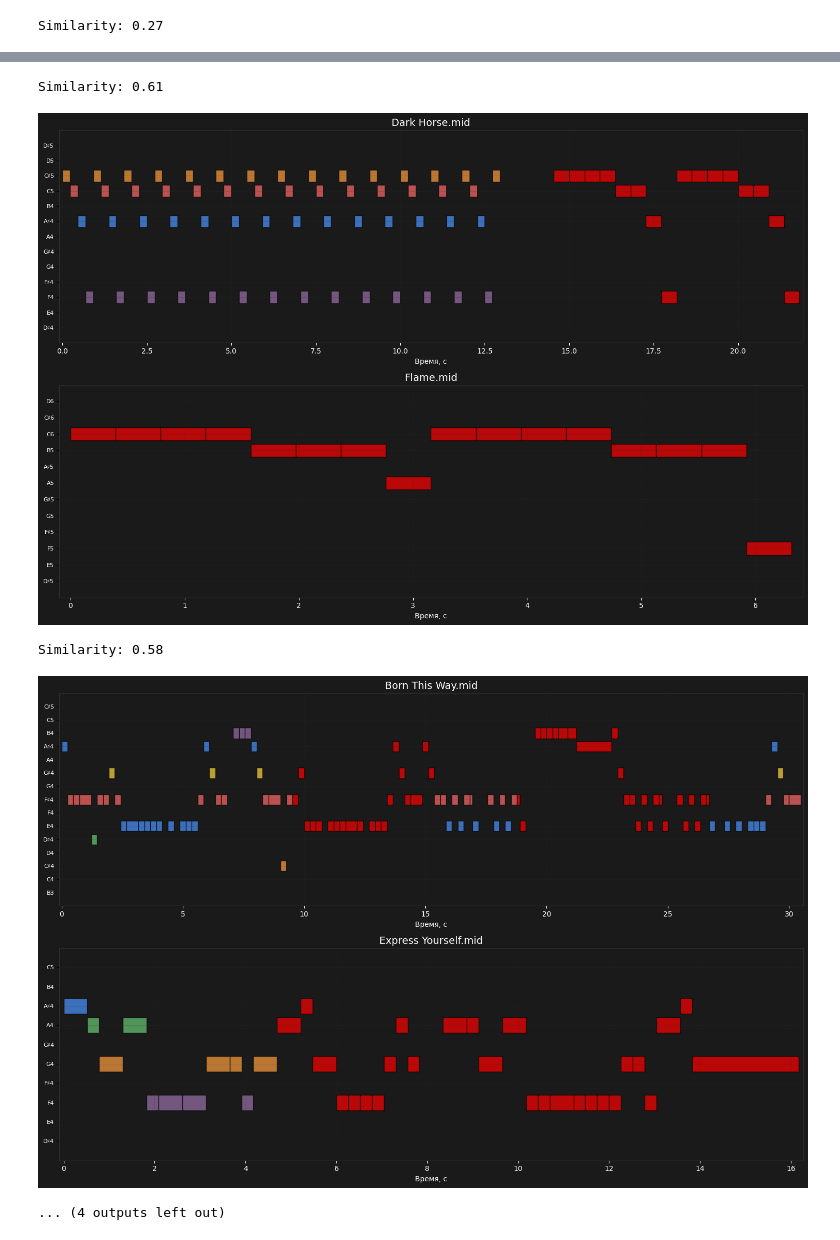
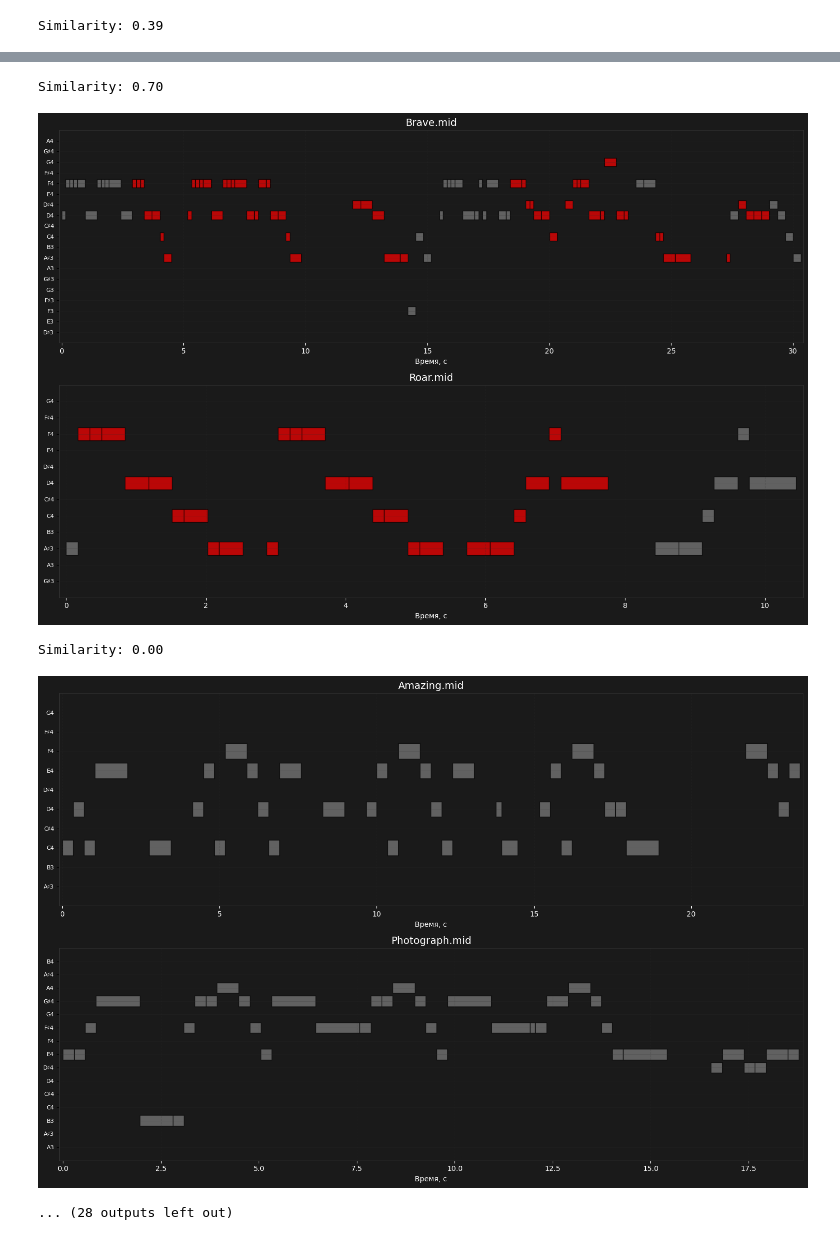
Before and after one commit to HerrPhoton/plagitune, a Jupyter notebook: notebooks/melody_matchers/smith_waterman_matcher.ipynb, the cells around one changed output, grey strips where cells are left out. Drawn from its saved outputs; the diff is of its cells as text; code cells hidden in the pictures.

```diff
--- a/notebooks/melody_matchers/smith_waterman_matcher.ipynb
+++ b/notebooks/melody_matchers/smith_waterman_matcher.ipynb
@@ -11,6 +11,7 @@ MATCH_SCORE = 1
 MISMATCH_SCORE = -2
 GAP_PENALTY = -1
 TOLERANCE = 0.2
+THRESHOLD_RATIO = 0.5
 # %%
 base_melody_path = Path("..\\..\\datasets\\MelodyNet\\test\\labels\\overlap_1.mid")
 base_melody = Melody.from_midi(base_melody_path)
@@ -30,7 +31,8 @@ for overlap_file in overlap_files:
         match_score=MATCH_SCORE,
         mismatch_score=MISMATCH_SCORE,
         gap_penalty=GAP_PENALTY,
-        tolerance=TOLERANCE
+        tolerance=TOLERANCE,
+        threshold_ratio=THRESHOLD_RATIO
     )
 
     print(f"Similarity: {matcher.calculate_similarity():.2f}")
@@ -45,8 +47,8 @@ Similarity: 0.84
 # %%
-for case_dir in sorted(Path("..\\..\\datasets\\PlagiNet\\melodies").iterdir()):
+for case_dir in sorted(Path("..\\..\\datasets\\PlagiNet\\cases").iterdir()):
 
     if case_dir.is_dir():
-        midi_files = list(case_dir.glob("*.mid"))
+        midi_files = list(case_dir.rglob("*.mid"))
 
         melody1 = Melody.from_midi(midi_files[0])
         melody2 = Melody.from_midi(midi_files[1])
@@ -57,7 +59,8 @@ for case_dir in sorted(Path("..\\..\\datasets\\PlagiNet\\melodies").iterdir()):
             match_score=MATCH_SCORE,
             mismatch_score=MISMATCH_SCORE,
             gap_penalty=GAP_PENALTY,
-            tolerance=TOLERANCE
+            tolerance=TOLERANCE,
+            threshold_ratio=THRESHOLD_RATIO
         )
         print(f"Similarity: {matcher.calculate_similarity():.2f}")
         matcher.visualize_matches(subplot_titles=(midi_files[0].name, midi_files[1].name), subplot_title_fontsize=14)
@@ -71 +74 @@ Similarity: 0.73
-Similarity: 0.27
+Similarity: 0.39
@@ -73,5 +76,5 @@ Similarity: 0.27
-Similarity: 0.61
+Similarity: 0.70
-[figure, old version]
+[figure, new version]
-Similarity: 0.58
+Similarity: 0.00
-[figure, old version]
+[figure, new version]
-... (4 outputs left out)
+... (28 outputs left out)
```
Also changed, not shown: parts of 2 cells of this notebook, 11 other files.
